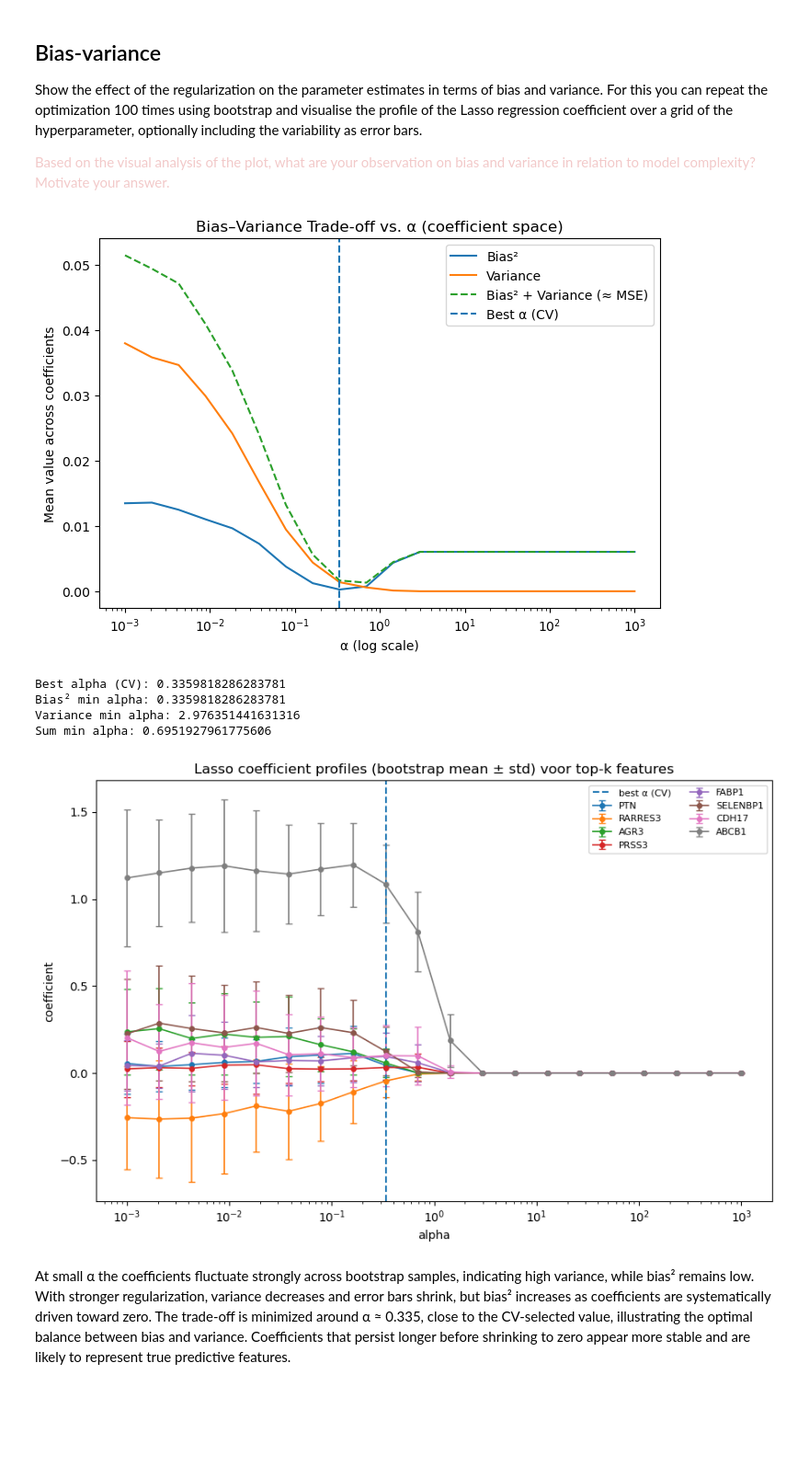
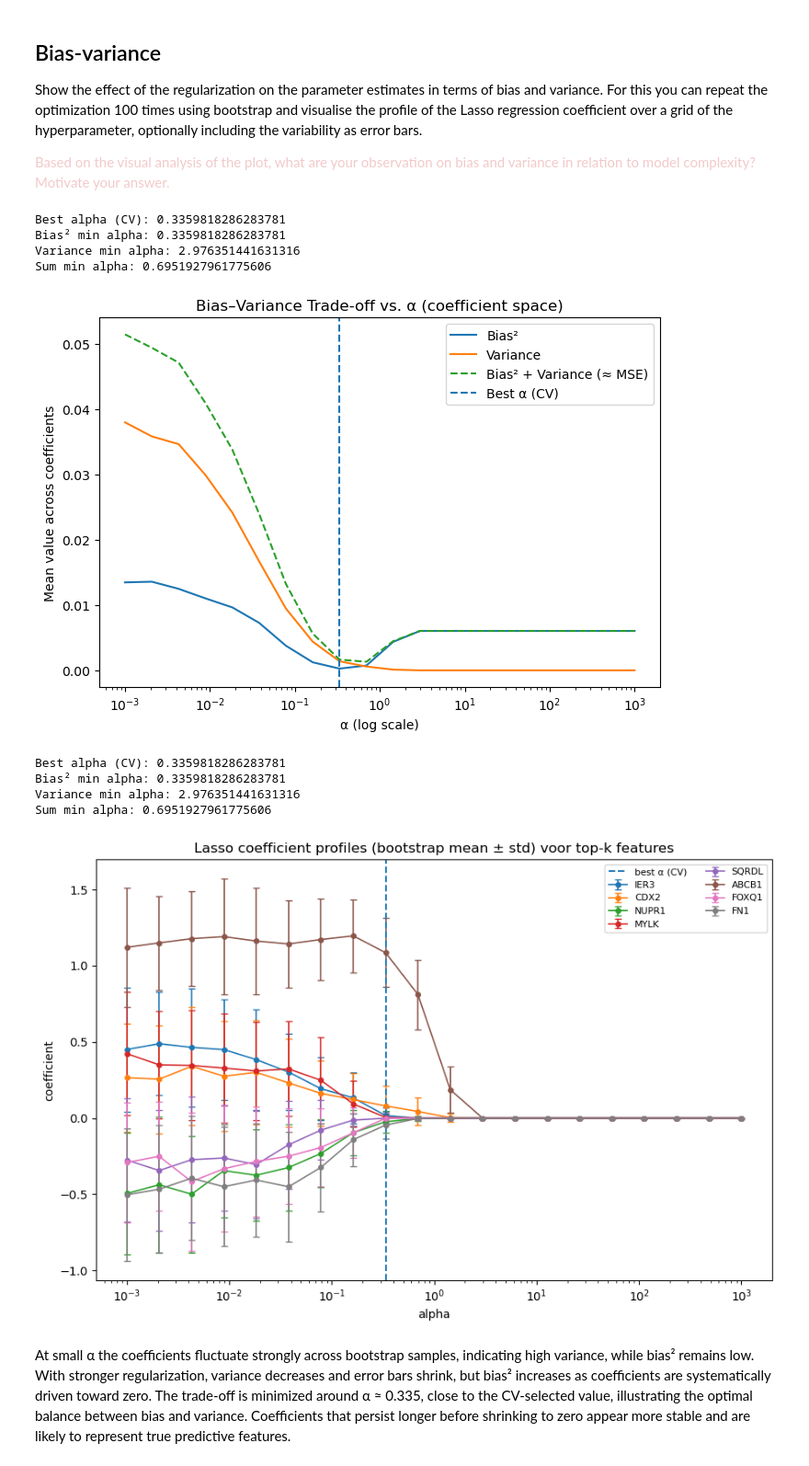
Before and after one commit to SiebrenBarten/Machine-learning-for-medical-imaging, a Jupyter notebook: practicals/week_3.ipynb, the cells around one changed output. Shown at 92% size. Cells and saved outputs as stored; diff of their text form; code cells hidden in the pictures; blank space fills up the shorter version.

```diff
--- a/practicals/week_3.ipynb
+++ b/practicals/week_3.ipynb
@@ -421,15 +421,15 @@ def bootstrap_bias_variance_min(X, y, alphas, n_boot=100, random_state=42):
     X = np.asarray(X); y = np.asarray(y)
     rng = np.random.default_rng(random_state)
 
-    # Referentie op alle data met best_alpha
     ref = Pipeline([("scaler", StandardScaler()),
                     ("lasso",  Lasso(alpha=best_alpha, max_iter=max_iter))])
     ref.fit(X, y)
     ref_coef = ref.named_steps["lasso"].coef_
 
     mean_bias_sq, mean_var = [], []
+    coefs = np.empty((len(alphas), n_boot, X.shape[1]))
 
-    for a in alphas:
+    for i, a in enumerate(alphas):
         coefs_b = np.empty((n_boot, X.shape[1]))
         for b in range(n_boot):
             idx = rng.choice(X.shape[0], size=X.shape[0], replace=True)
@@ -437,6 +437,7 @@ def bootstrap_bias_variance_min(X, y, alphas, n_boot=100, random_state=42):
                           ("lasso",  Lasso(alpha=a, max_iter=max_iter))])
             m.fit(X[idx], y[idx])
             coefs_b[b] = m.named_steps["lasso"].coef_
+        coefs[i] = coefs_b
 
         mean_coef = coefs_b.mean(axis=0)
         var_coef  = coefs_b.var(axis=0, ddof=0)
@@ -449,14 +450,35 @@ def bootstrap_bias_variance_min(X, y, alphas, n_boot=100, random_state=42):
     mean_var     = np.array(mean_var)
     mse_params   = mean_bias_sq + mean_var  # bias² + var
 
+    print(f"Best alpha (CV): {best_alpha}")
+    print(f"Bias² min alpha: {alpha_grid[np.argmin(mean_bias_sq)]}")
+    print(f"Variance min alpha: {alpha_grid[np.argmin(mean_var)]}")
+    print(f"Sum min alpha: {alpha_grid[np.argmin(mean_bias_sq + mean_var)]}")
+
     return {"alphas": alphas,
             "mean_bias_sq": mean_bias_sq,
             "mean_var": mean_var,
-            "mse_params": mse_params}
+            "mse_params": mse_params,
+            "coefs": coefs}
 
 res = bootstrap_bias_variance_min(X_train, y_train, alpha_grid,
                                   n_boot=n_boot, random_state=random_state)
+# %% [output]
+Best alpha (CV): 0.3359818286283781
+Bias² min alpha: 0.3359818286283781
+Variance min alpha: 2.976351441631316
+Sum min alpha: 0.6951927961775606
 # %%
+import matplotlib.pyplot as plt
+top_k = 8  # number of features to show
+
+# Use bootstrapped coefficients to select top-k most variable features
+coefs = res["coefs"]  # shape: (n_alpha, n_boot, n_features)
+feat_importance = coefs.var(axis=1).mean(axis=0)  # mean variance across alphas
+top_idx = np.argsort(feat_importance)[-top_k:]
+top_labels = X_train.columns[top_idx]
+mean_coef_top = coefs.mean(axis=1)[:, top_idx]
+std_coef_top = coefs.std(axis=1)[:, top_idx]
 
 # Bias–Variance trade-off (averaged across coefficients)
 plt.figure(figsize=(7,5))
@@ -468,38 +490,37 @@ plt.title("Bias–Variance Trade-off vs. α (coefficient space)")
 plt.xlabel("α (log scale)")
 plt.ylabel("Mean value across coefficients")
 plt.legend()
 plt.tight_layout()
 plt.show()
 
-
 # Print summary values for bias-variance analysis
 print(f"Best alpha (CV): {best_alpha}")
-print(f"Bias² min alpha: {alpha_grid[np.argmin(mean_bias_sq)]}")
-print(f"Variance min alpha: {alpha_grid[np.argmin(mean_var)]}")
-print(f"Sum min alpha: {alpha_grid[np.argmin(mean_bias_sq + mean_var)]}")
+print(f"Bias² min alpha: {alpha_grid[np.argmin(res['mean_bias_sq'])]}")
+print(f"Variance min alpha: {alpha_grid[np.argmin(res['mean_var'])]}")
+print(f"Sum min alpha: {alpha_grid[np.argmin(res['mean_bias_sq'] + res['mean_var'])]}")
 
 plt.figure(figsize=(9,6))
 for j, lbl in enumerate(top_labels):
     plt.errorbar(
         alpha_grid,
         mean_coef_top[:, j],
         yerr=std_coef_top[:, j],
         fmt='-o', capsize=3, linewidth=1.2, markersize=4, label=lbl
     )
 plt.axvline(best_alpha, linestyle="--", label="best α (CV)")
 plt.xscale("log")
 plt.title("Lasso coefficient profiles (bootstrap mean ± std) voor top-k features")
 plt.xlabel("alpha"); plt.ylabel("coefficient")
 plt.legend(fontsize=8, ncol=2)
 plt.tight_layout()
 plt.show()
 # %% [output]
 [figure]
 Best alpha (CV): 0.3359818286283781
 Bias² min alpha: 0.3359818286283781
 Variance min alpha: 2.976351441631316
 Sum min alpha: 0.6951927961775606
-[figure, old version]
+[figure, new version]
 # %% [markdown]
 At small α the coefficients fluctuate strongly across bootstrap samples, indicating high variance, while bias² remains low. With stronger regularization, variance decreases and error bars shrink, but bias² increases as coefficients are systematically driven toward zero. The trade-off is minimized around α ≈ 0.335, close to the CV-selected value, illustrating the optimal balance between bias and variance. Coefficients that persist longer before shrinking to zero appear more stable and are likely to represent true predictive features.
 # %% [markdown]
```
